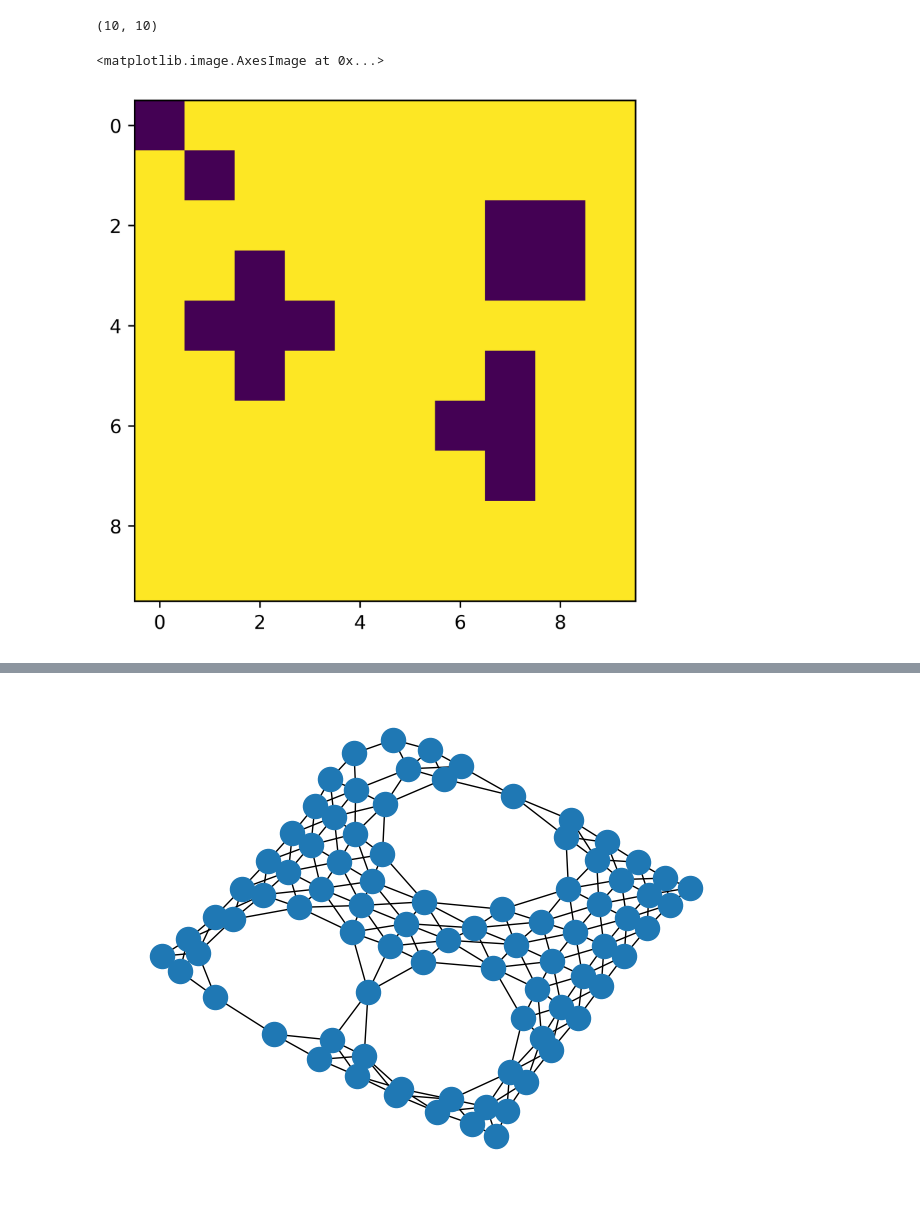
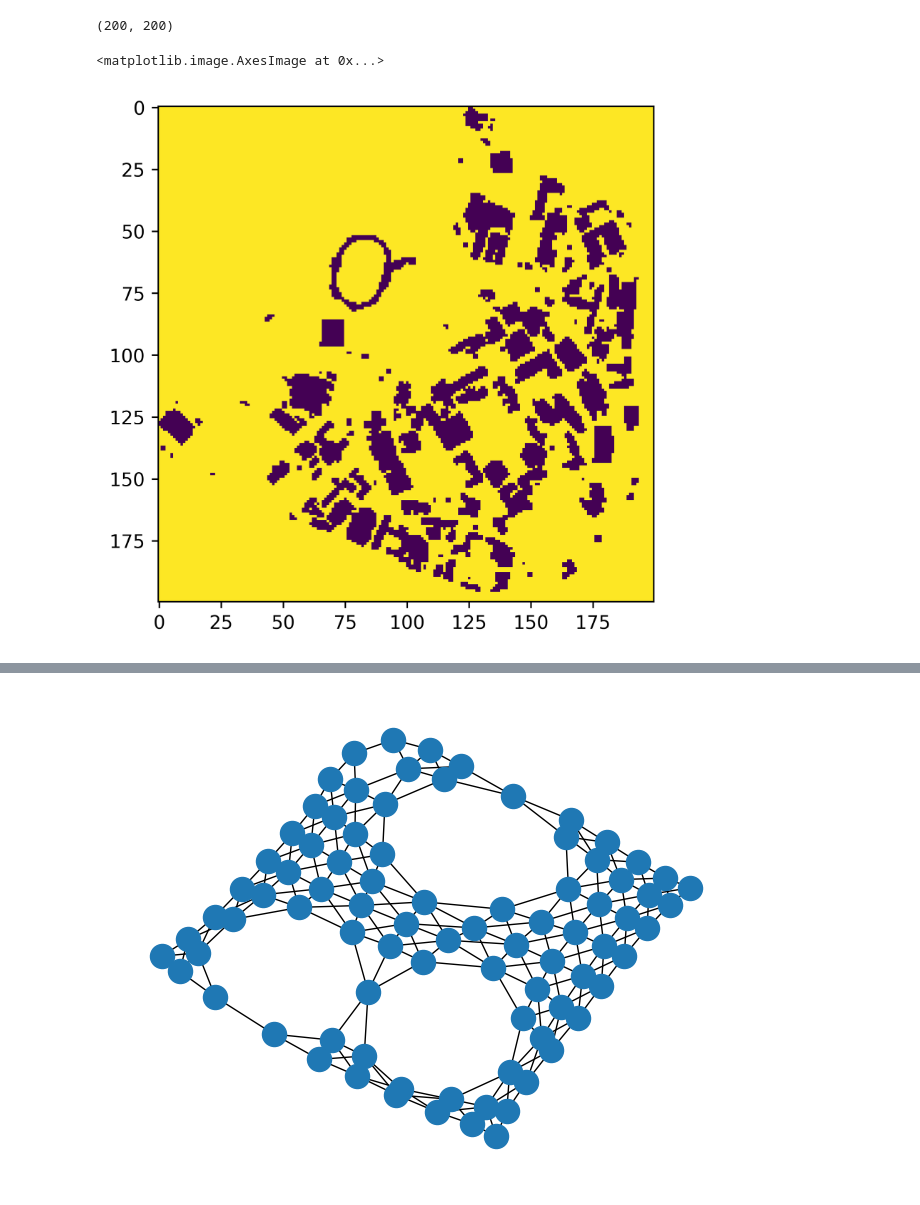
Before and after one commit to nick0413/Transito_HPC, a Jupyter notebook: mapa.ipynb, the cells around one changed output, grey strips where cells are left out. Saved outputs shown, nothing was run; the diff lists cells and outputs as text; code cells hidden in the pictures.

```diff
--- a/mapa.ipynb
+++ b/mapa.ipynb
@@ -30,36 +30,36 @@ def matriz_nn(n):
     for i in range(nn):
         for j in range(nn):
             if i+n==j or i-n==j:
                 M[i,j]=1
 
 
             if i+1==j or i-1==j:
                 M[i,j]=1
 
             if i==j:
                 # print(M[i,j])
                 if i!=nn-1:
 
                     if  i%n==0 and i!=0:
                         M[i-1,j]=0
                         M[i,j-1]=0
 
     return M
 def sort_dict_value(dic):
     return sorted(dic.items(), key=lambda x:x[1])
 
-im = iio.imread('./Environment/10_10.png')
+im = iio.imread('./Environment/200_200.png')
 mapa=np.array(im)
 mapa_b=mapa>250
 mapa_c=mapa_b[:, :, 0]*1
 np.savetxt("./Environment/Acceso.csv", mapa_c, delimiter=",",fmt='%0d')
 print(mapa_c.shape)
 plt.figure(dpi=600)
 plt.imshow(mapa_c)
 # %% [output]
-(10, 10)
+(200, 200)
 <matplotlib.image.AxesImage at 0x...>
-[figure, old version]
+[figure, new version]
 # %%
 G=nx.Graph()
 n=mapa_c.shape[0]
```
Also changed, not shown: parts of 1 cell of this notebook, 15 other files.
